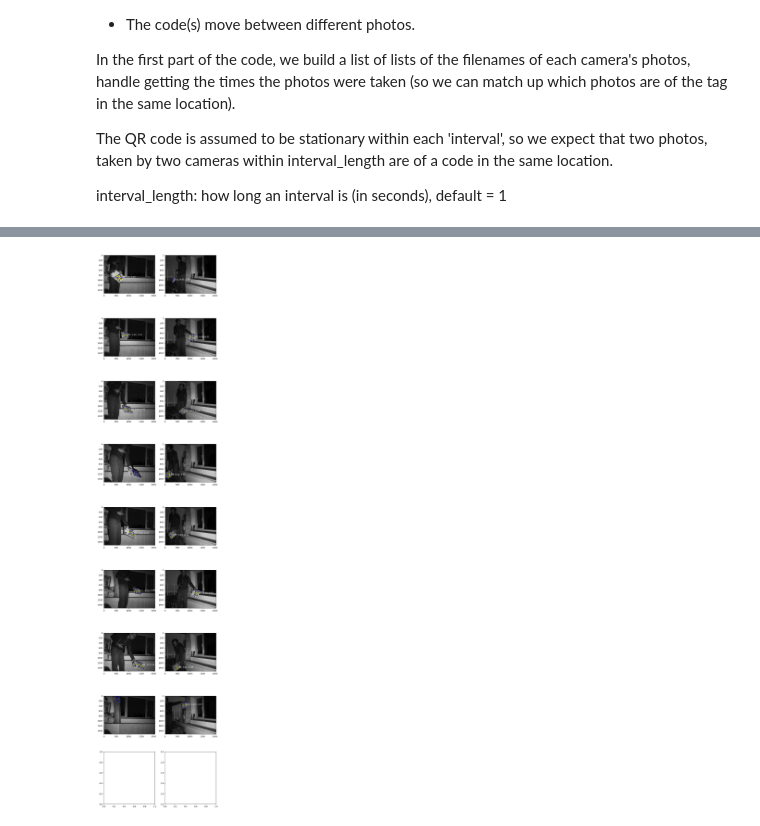
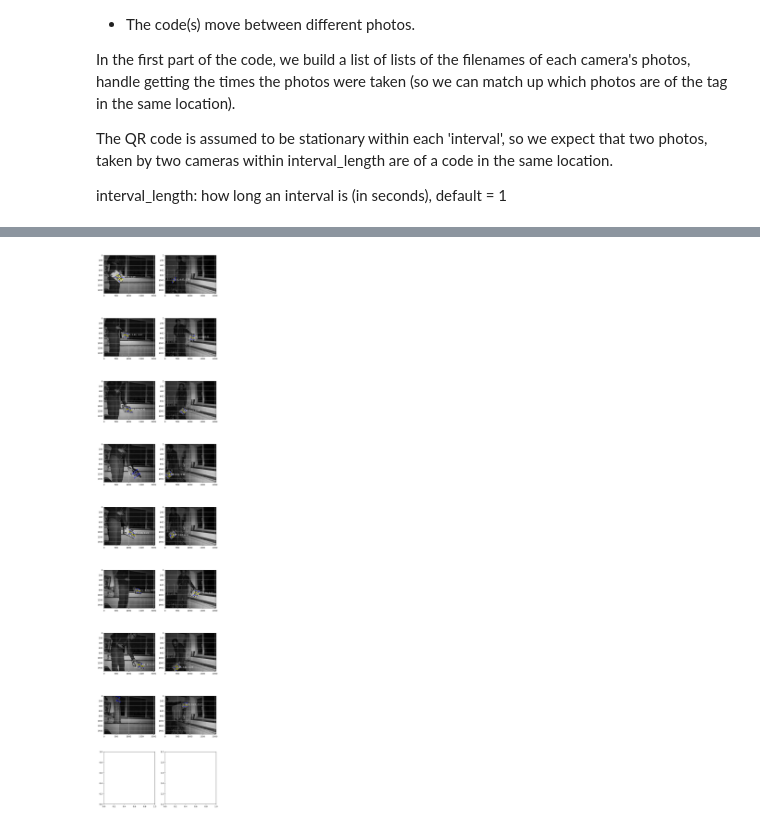
Before and after one commit to SheffieldMLtracking/alignment, a Jupyter notebook: jupyter/Demo Moving Squares.ipynb, the cells around one changed output, grey strips where cells are left out. Drawn from its saved outputs; the diff is of its cells as text; code cells hidden in the pictures.

```diff
--- a/jupyter/Demo Moving Squares.ipynb
+++ b/jupyter/Demo Moving Squares.ipynb
@@ -71,13 +71,14 @@ alignment.helper.addmissingobs_timeinterval(al.photos)
 # %%
 plt.figure(figsize=[10,50])
 for i in range(len(intervalstarts)):
     for j in range(len(al.cameras)):
         plt.subplot(len(intervalstarts),len(al.cameras),i*len(al.cameras)+j+1)
         for photo in al.photos:
             if photo.camera == al.cameras[j]:
                 if photo.timeindex == i:
                     photo.draw()
                     plt.xlim([0,2048])
                     plt.ylim([1536,0])
+                    plt.grid()
 # %% [output]
-[figure, old version]
+[figure, new version]
```
Also changed, not shown: parts of 1 cell of this notebook, 4 other files.
